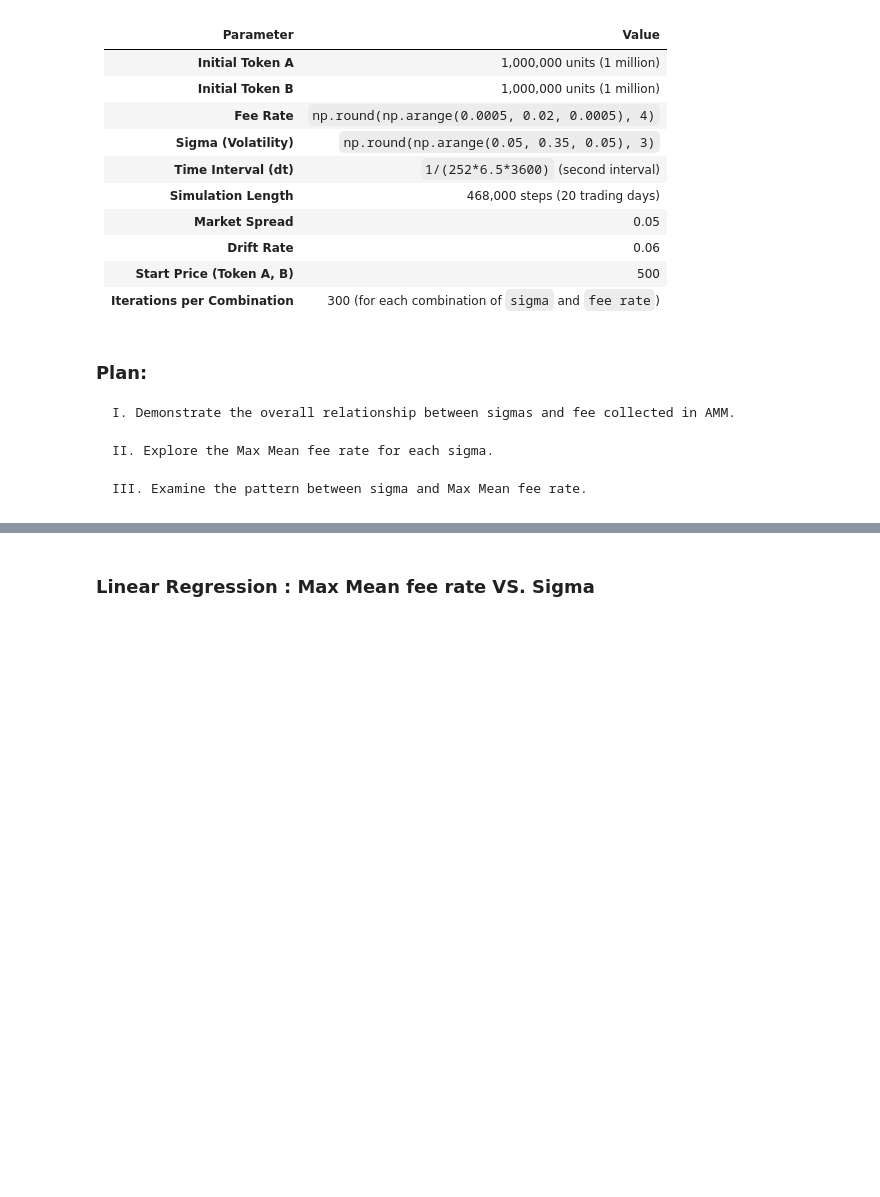
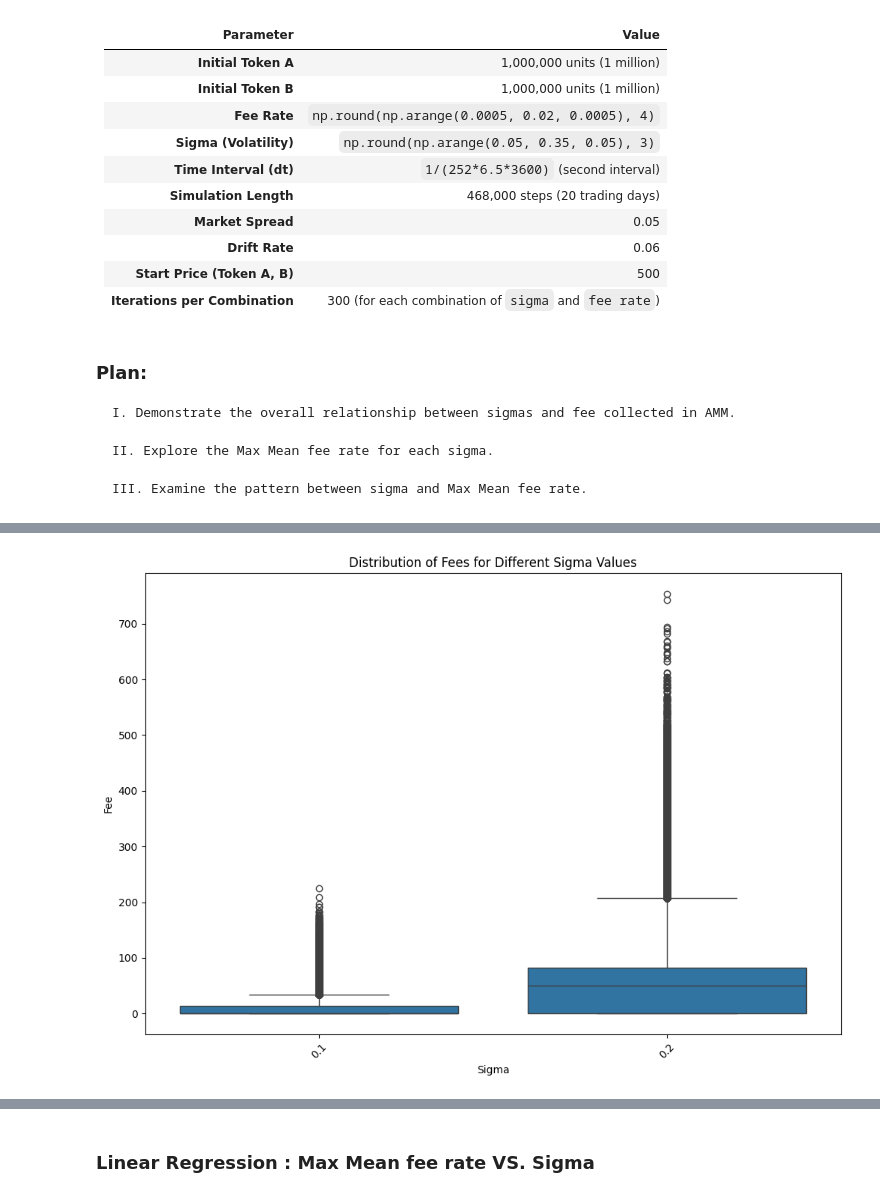
Before and after one commit to WillInvest/Dynamic_AMM, a Jupyter notebook: exp/dummy_display.ipynb, the cells around one changed output, grey strips where cells are left out. Drawn from its saved outputs; the diff is of its cells as text; code cells hidden in the pictures; blank space fills up the shorter version.

```diff
--- a/exp/dummy_display.ipynb
+++ b/exp/dummy_display.ipynb
@@ -50,19 +53,21 @@ results = df
 # %%
 import matplotlib.pyplot as plt
 import seaborn as sns
 
 # Set up the plot
 plt.figure(figsize=(12, 8))
 
 # Draw the boxplot
-sns.boxplot(x='sigma', y='fee', data=results)
+sns.boxplot(x='sigma', y='total_fee', data=results)
 
 # rotate the x-axis labels
 plt.xticks(rotation=45)
 # Set the labels and title
 plt.xlabel('Sigma')
 plt.ylabel('Fee')
 plt.title('Distribution of Fees for Different Sigma Values')
 
 # Show the plot
 plt.show()
+# %% [output]
+[figure, added]
```
Also changed, not shown: parts of 4 cells of this notebook.
